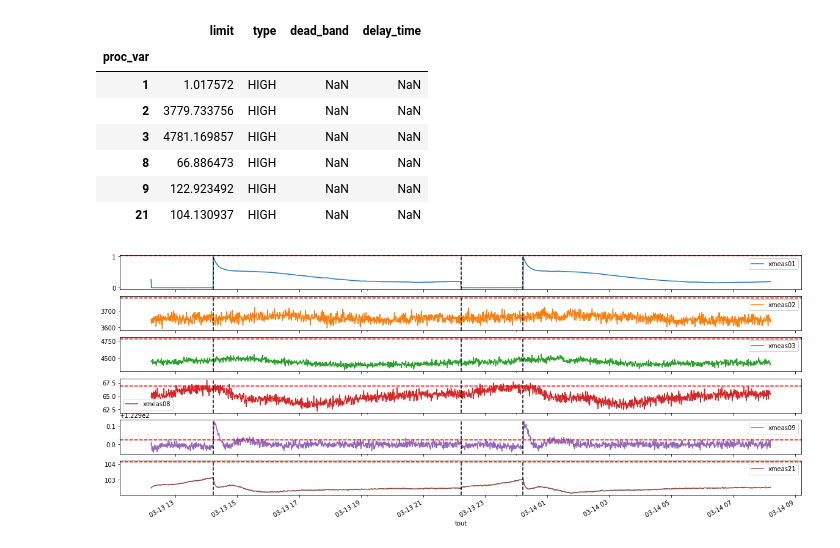
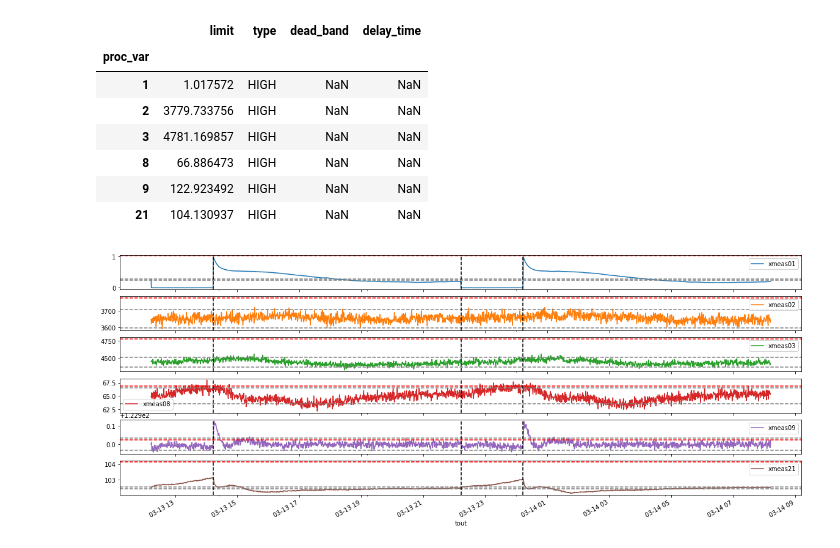
Before and after one commit to ruteee/pesquisa, a Jupyter notebook: Notebooks/Process Plot.ipynb, the cells around one changed output. Drawn from its saved outputs; the diff is of its cells as text; code cells hidden in the pictures.

Commit message:
Adição de plot
Adição de plot das pvs com método 3sigma

```diff
--- a/Notebooks/Process Plot.ipynb
+++ b/Notebooks/Process Plot.ipynb
@@ -36,13 +36,20 @@ threshold_df.head(6)
 | 8 | 66.886473 | HIGH | NaN | NaN |
 | 9 | 122.923492 | HIGH | NaN | NaN |
 | 21 | 104.130937 | HIGH | NaN | NaN |
+# %%
+#Analysis for 3sigma method
+threshold_sigma_df = pd.read_csv('../sigma_threshold_MultiLoop_mode1_73.csv', index_col='proc_var')
+threshold_sigma_df = threshold_sigma_df.loc[[1,2,3,8,9,21]]
 # %%
 axes = proc_df.iloc[0:2000].plot(subplots=True, figsize=(20, 8))
 for i, ax in enumerate(axes):
     ax.axhline(y=threshold_df.iloc[i].limit, color="red" if threshold_df.iloc[i].type == "HIGH" else "green", ls='--')
+    ax.axhline(y=threshold_sigma_df.iloc[i*(2)].limit, color="gray", ls='--')
+    ax.axhline(y=threshold_sigma_df.iloc[i*(2) + 1].limit, color="gray", ls='--')
+
     ax.axvline(x=proc_df.index[200], color="black", ls='--')
     ax.axvline(x=proc_df.index[1000], color="black", ls='--')
     ax.axvline(x=proc_df.index[1200], color="black", ls='--')
 plt.show()
 # %% [output]
-[figure, old version]
+[figure, new version]
```
Also changed, not shown: parts of 1 cell of this notebook.
